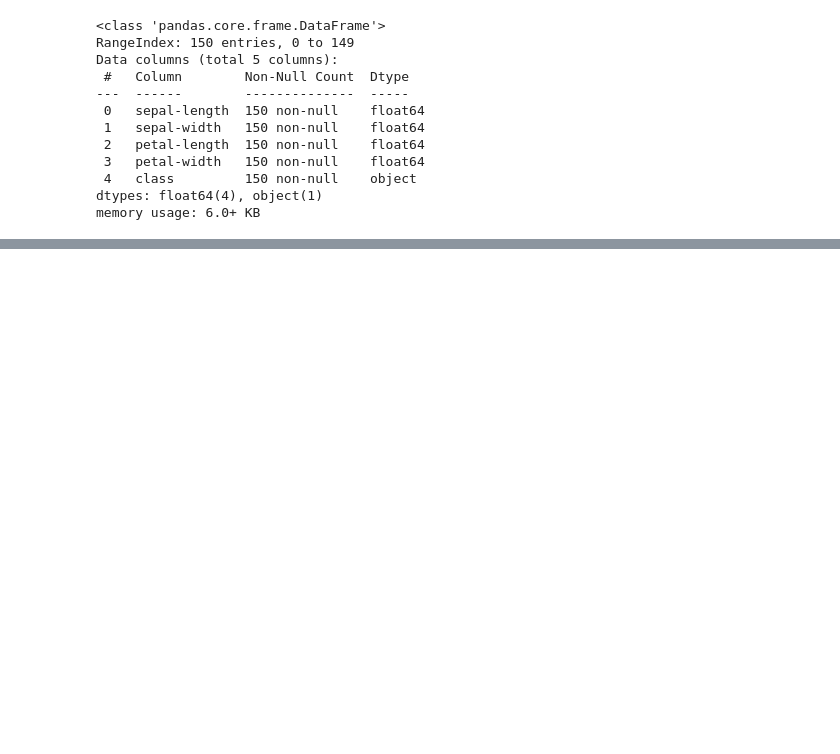
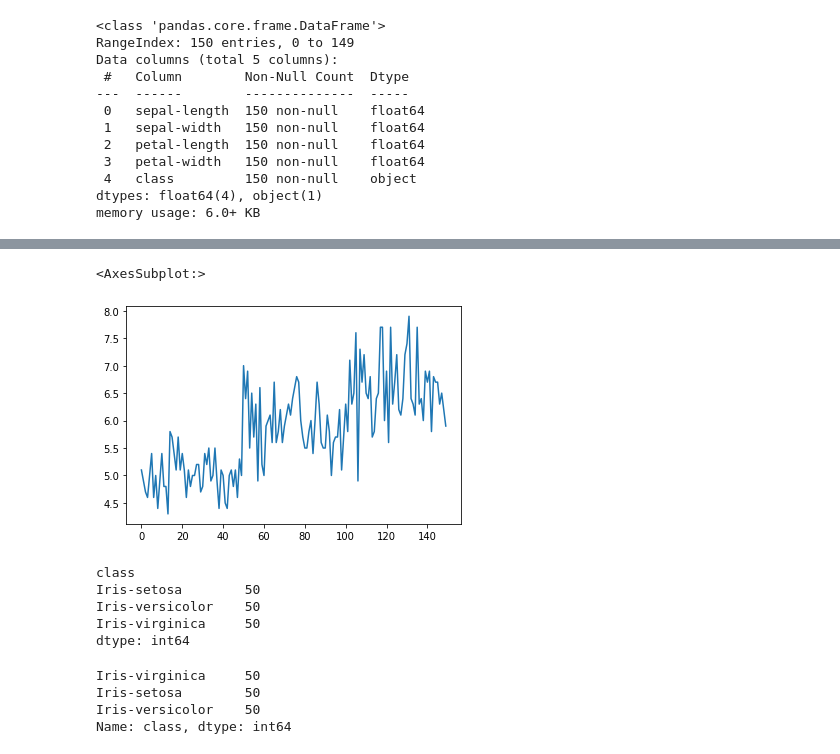
Before and after one commit to web1mhz/machine_learing_reference, a Jupyter notebook: Your First Machine Learning Project in Python Step-By-Step.ipynb, the cells around one changed output, grey strips where cells are left out. Drawn from its saved outputs; the diff is of its cells as text; code cells hidden in the pictures; blank space fills up the shorter version.

```diff
--- a/Your First Machine Learning Project in Python Step-By-Step.ipynb
+++ b/Your First Machine Learning Project in Python Step-By-Step.ipynb
@@ -179,0 +201,20 @@ dataset.describe()
+# %%
+dataset['sepal-length'].plot()
+# %% [output]
+<AxesSubplot:>
+[figure, added]
+# %%
+dataset.groupby("class").size()
+# %% [output]
+class
+Iris-setosa        50
+Iris-versicolor    50
+Iris-virginica     50
+dtype: int64
+# %%
+dataset['class'].value_counts()
+# %% [output]
+Iris-virginica     50
+Iris-setosa        50
+Iris-versicolor    50
+Name: class, dtype: int64
```
Also changed, not shown: parts of 29 cells of this notebook, 13 other files.
